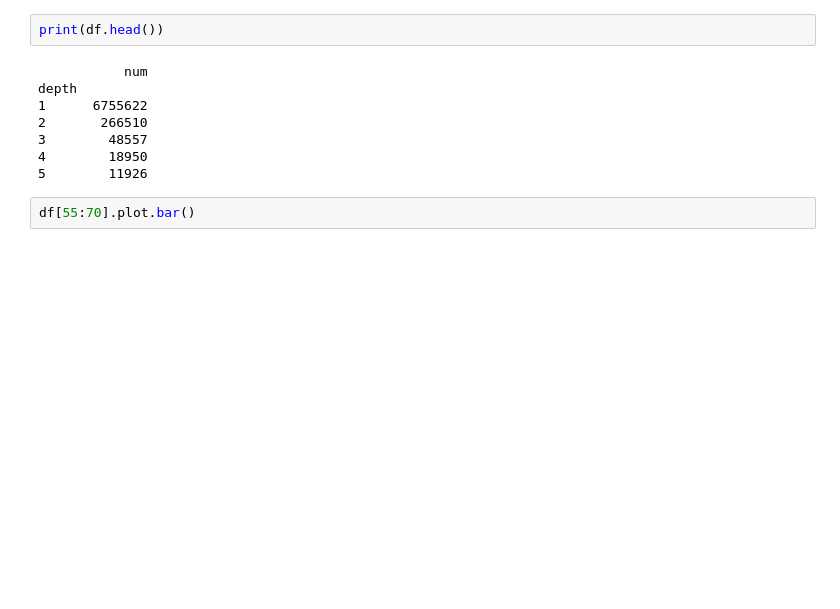
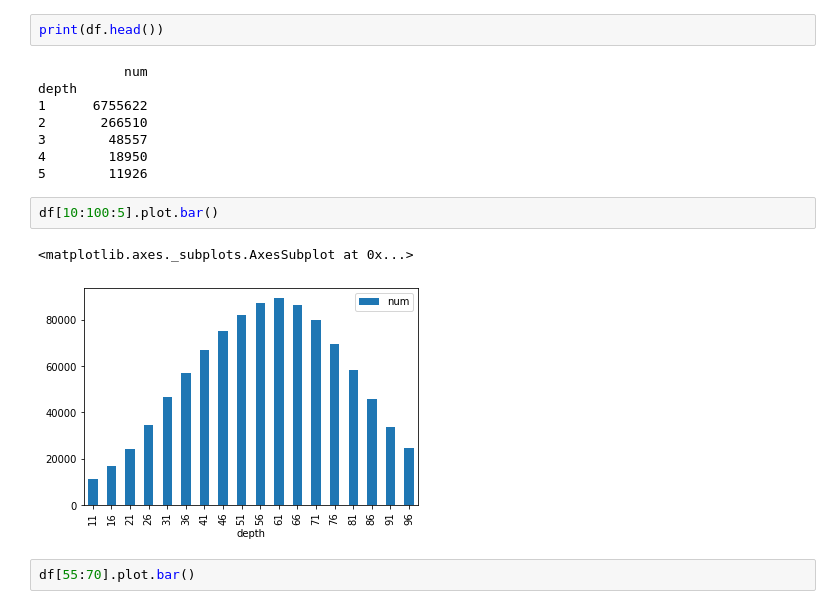
Before and after one commit to smetam/bioworkshop, a Jupyter notebook: ecoli_outbreak_investigation.ipynb, the cells around one changed output. Cells and saved outputs as stored; diff of their text form; blank space fills up the shorter version.

Commit message:
add plot

```diff
--- a/ecoli_outbreak_investigation.ipynb
+++ b/ecoli_outbreak_investigation.ipynb
@@ -74,6 +51,11 @@ depth
 3        48557
 4        18950
 5        11926
+# %%
+df[10:100:5].plot.bar()
+# %% [output]
+<matplotlib.axes._subplots.AxesSubplot at 0x...>
+[figure, added]
 # %%
 df[55:70].plot.bar()
 # %% [output]
```
Also changed, not shown: parts of 3 cells of this notebook.
